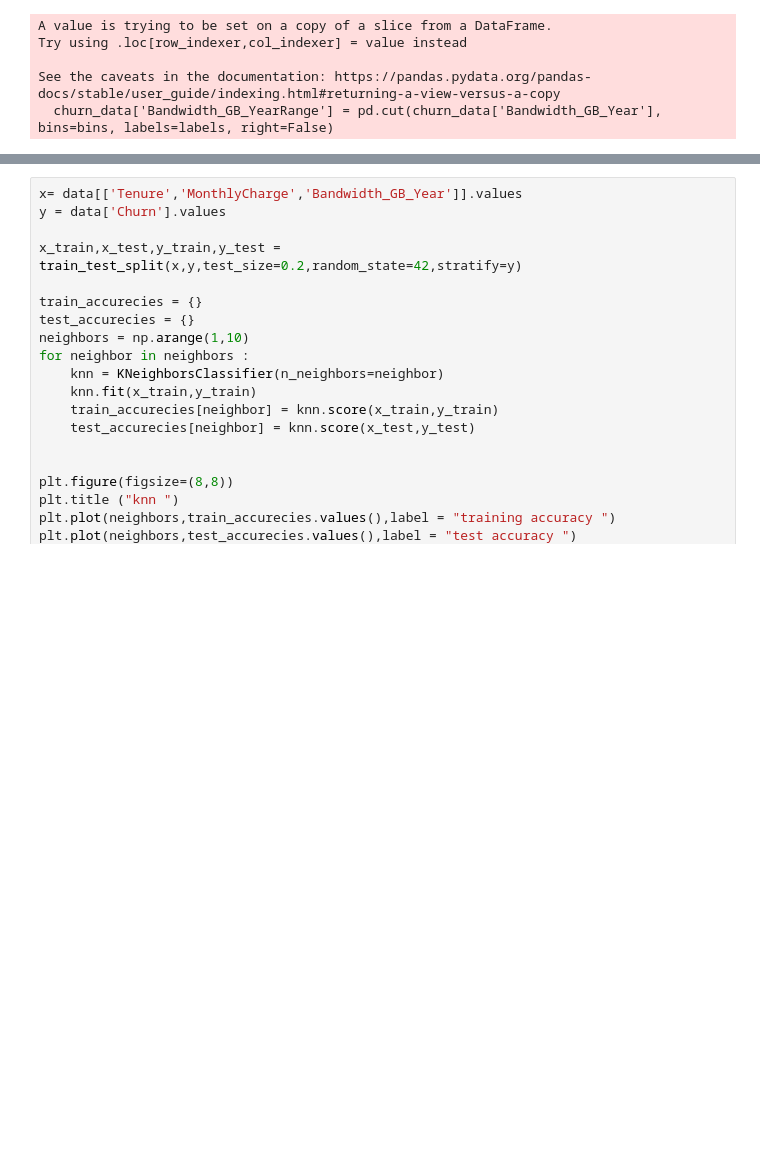
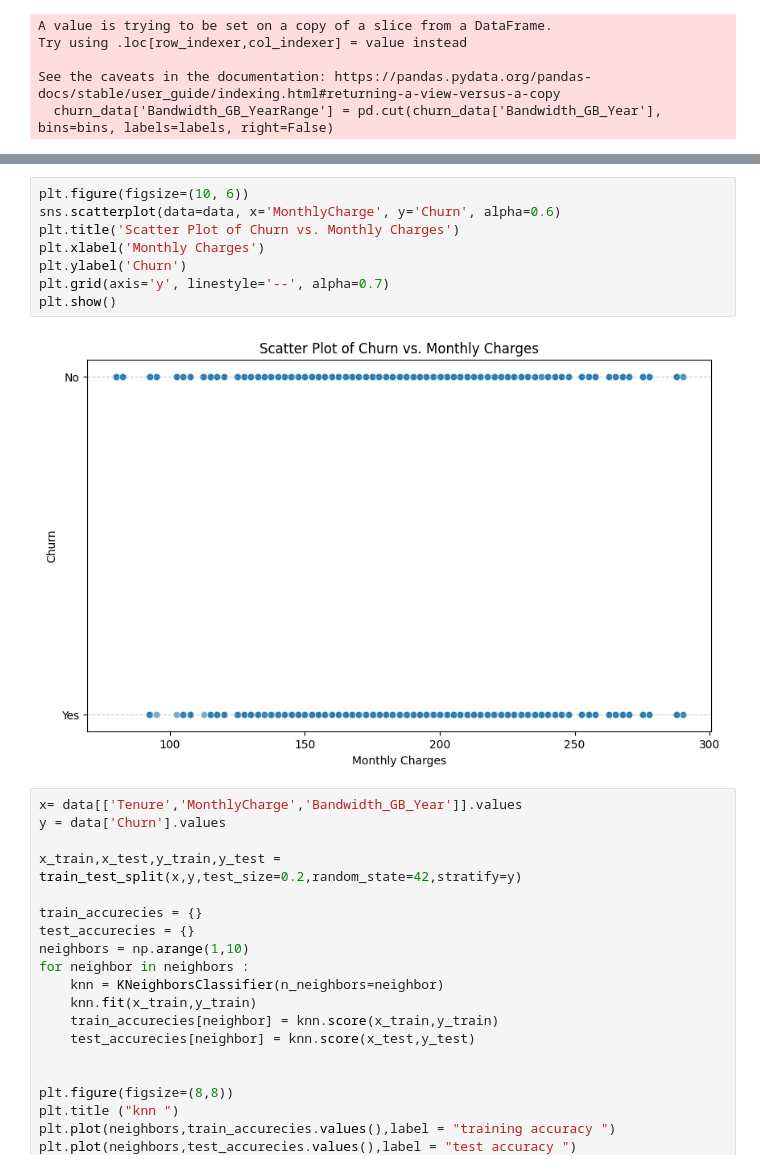
Before and after one commit to amr-salah92/-Customer-Churn-Prediction-in-Telecommunications, a Jupyter notebook: Customer Churn Prediction in Telecommunications.ipynb, the cells around one changed output, grey strips where cells are left out. Saved outputs shown, nothing was run; the diff lists cells and outputs as text; blank space fills up the shorter version.

```diff
--- a/Customer Churn Prediction in Telecommunications.ipynb
+++ b/Customer Churn Prediction in Telecommunications.ipynb
@@ -353,3 +363,13 @@ See the caveats in the documentation: https://pandas.pydata.org/pandas-docs/stab
+# %%
+plt.figure(figsize=(10, 6))
+sns.scatterplot(data=data, x='MonthlyCharge', y='Churn', alpha=0.6)
+plt.title('Scatter Plot of Churn vs. Monthly Charges')
+plt.xlabel('Monthly Charges')
+plt.ylabel('Churn')
+plt.grid(axis='y', linestyle='--', alpha=0.7)
+plt.show()
+# %% [output]
+[figure, added]
 # %%
 x= data[['Tenure','MonthlyCharge','Bandwidth_GB_Year']].values
 y = data['Churn'].values
```
Also changed, not shown: parts of 3 cells of this notebook.
